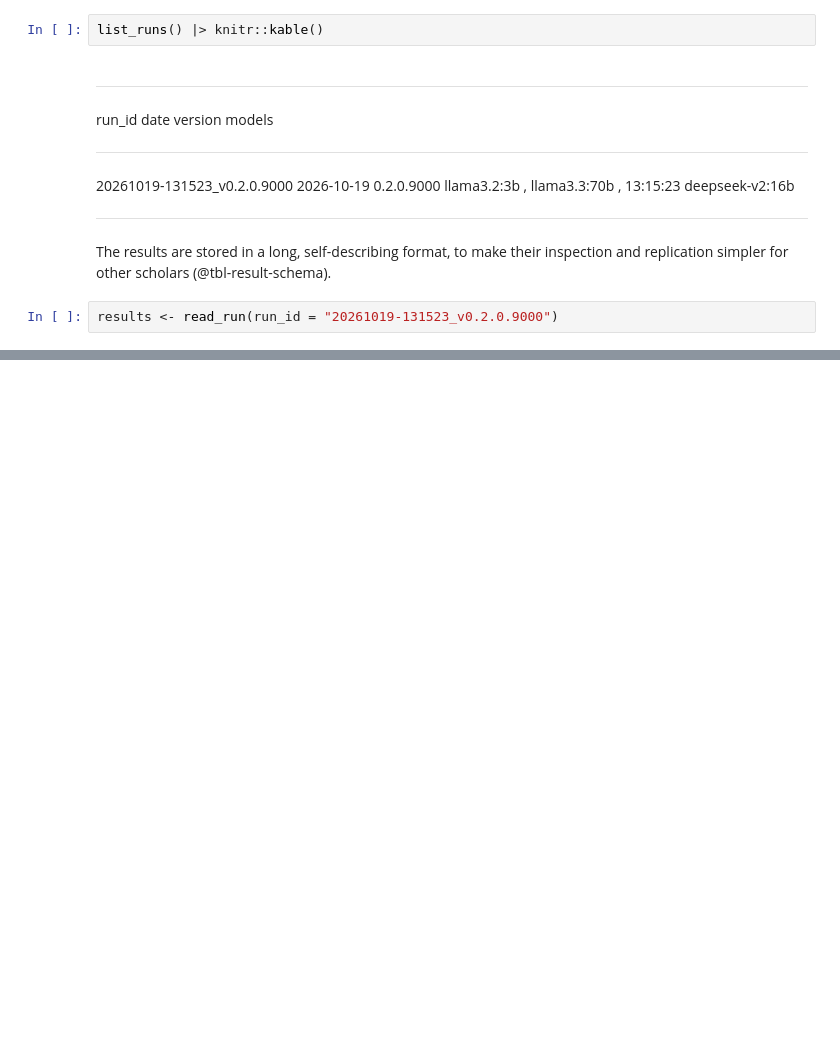
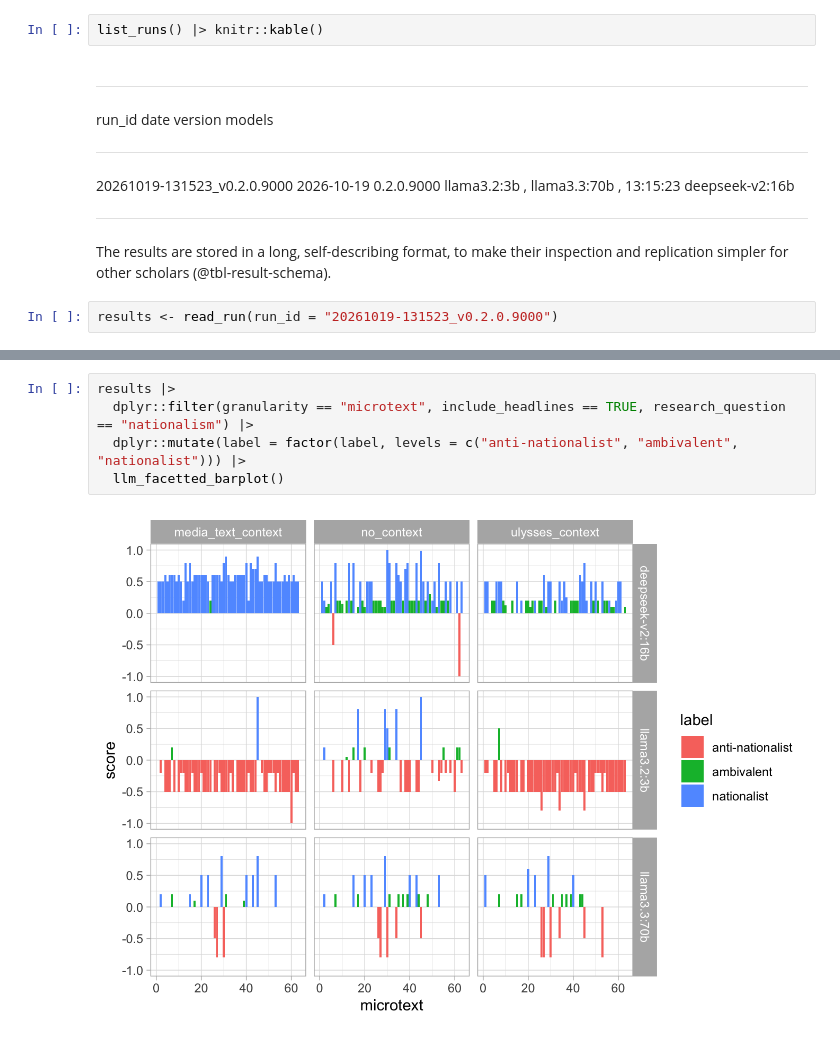
Before and after one commit to uom-digital-studies/aeolus-microtexts, a Jupyter notebook: site/dh2027/index.embed.ipynb, the cells around one changed output, grey strips where cells are left out. Saved outputs shown, nothing was run; the diff lists cells and outputs as text; blank space fills up the shorter version.

```diff
--- a/site/dh2027/index.embed.ipynb
+++ b/site/dh2027/index.embed.ipynb
@@ -266,0 +408,7 @@ results |>
+# %%
+results |>
+  dplyr::filter(granularity == "microtext", include_headlines == TRUE, research_question == "nationalism") |>
+  dplyr::mutate(label = factor(label, levels = c("anti-nationalist", "ambivalent", "nationalist"))) |>
+  llm_facetted_barplot()
+# %% [output]
+[figure, added]
```
Also changed, not shown: parts of 46 cells of this notebook, 49 other files.
